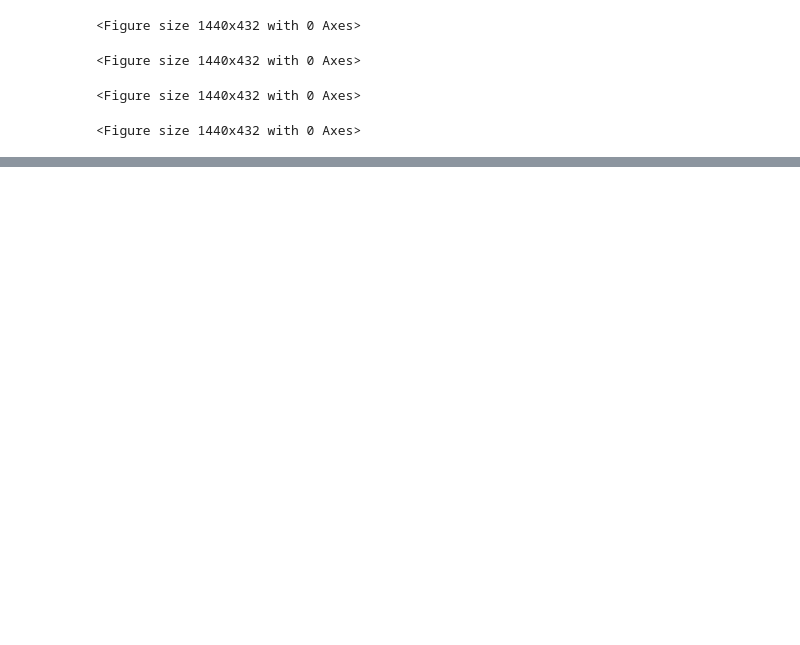
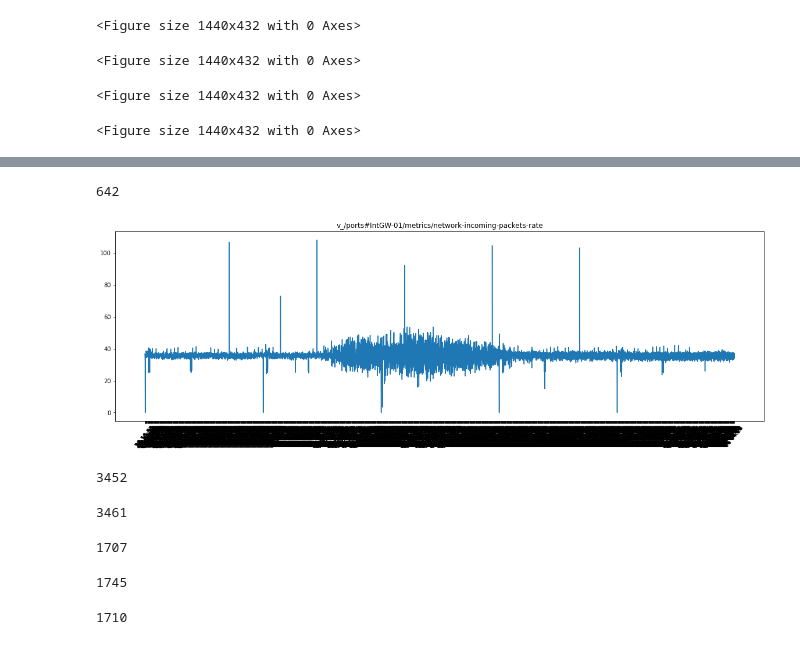
Before and after one commit to ITU-AI-ML-in-5G-Challenge/ITU-ML5G-PS-032-KDDI-UT-NakaoLab-AI, a Jupyter notebook: deprecated/virtual_feature_analysis.ipynb, the cells around one changed output, grey strips where cells are left out. Cells and saved outputs as stored; diff of their text form; code cells hidden in the pictures; blank space fills up the shorter version.

Commit message:
分析incoming-packets-rate字段

```diff
--- a/deprecated/virtual_feature_analysis.ipynb
+++ b/deprecated/virtual_feature_analysis.ipynb
@@ -176,3 +176,43 @@ plt.title(col_name)
 plt.show()
 # %% [output]
 [figure]
+# %%
+col_list = column.to_list()
+print(col_list.index('v_/ports#IntGW-01/metrics/network-incoming-packets-rate'))
+# %% [output]
+642
+# %%
+col_name = column[642]
+y642 = df[col_name]
+plt.figure(figsize=(20, 6))
+plt.plot(X,y642)
+plt.xticks(X_axis, rotation=50)
+plt.title(col_name)
+plt.show()
+# %% [output]
+[figure, added]
+# %%
+code_56_list = df.loc[df['v_type_code'].isin([5, 6])].index
+len(code_56_list)
+# %% [output]
+3452
+# %%
+code_78_list = df.loc[df['v_type_code'].isin([7, 8])].index
+len(code_78_list)
+# %% [output]
+3461
+# %%
+code_5_list = df.loc[df['v_type_code']==5].index.to_list()
+len(code_5_list)
+# %% [output]
+1707
+# %%
+code_6_list = df.loc[df['v_type_code']==6].index.to_list()
+len(code_6_list)
+# %% [output]
+1745
+# %%
+code_7_list = df.loc[df['v_type_code']==7].index.to_list()
+len(code_7_list)
+# %% [output]
+1710
```
Also changed, not shown: parts of 40 cells of this notebook, 1 other file.
